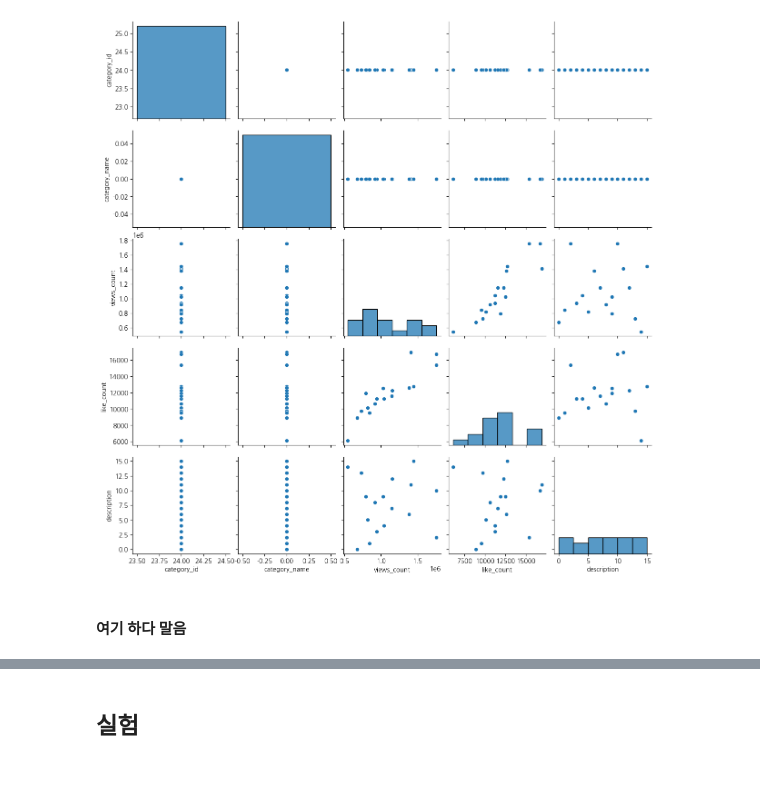
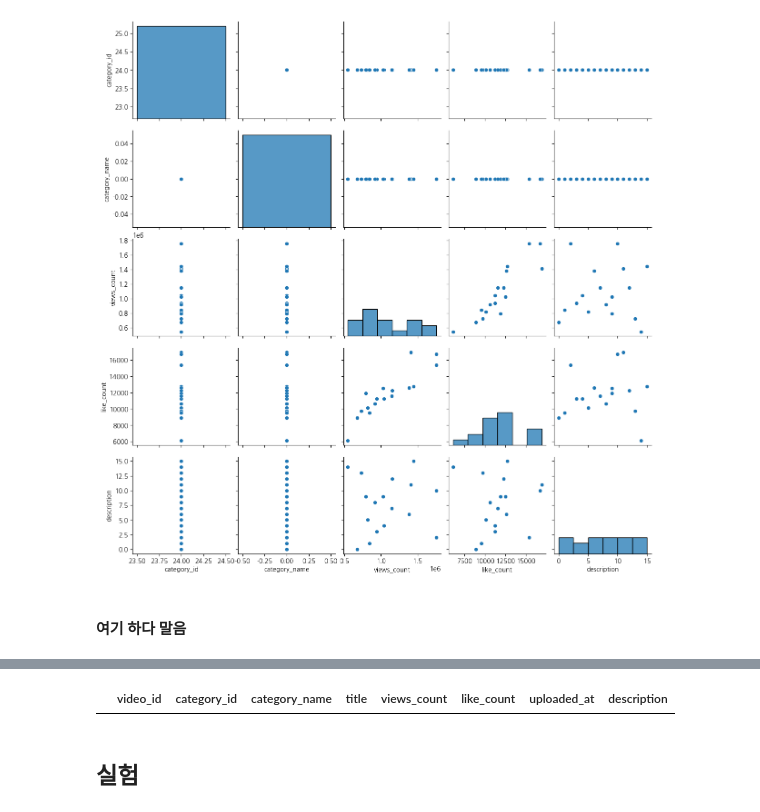
Before and after one commit to kimhyunso/coper-project, a Jupyter notebook: practice_analysis_dowon.ipynb, the cells around one changed output, grey strips where cells are left out. Drawn from its saved outputs; the diff is of its cells as text; code cells hidden in the pictures; blank space fills up the shorter version.

```diff
--- a/practice_analysis_dowon.ipynb
+++ b/practice_analysis_dowon.ipynb
@@ -684,3 +684,7 @@ new_df.head(4)
+# %%
+new_df.loc[new_df.description == 'None']
+# %% [output]
+|  | video_id | category_id | category_name | title | views_count | like_count | uploaded_at | description |
 # %% [markdown]
 ## 실험
 # %%
```
Also changed, not shown: parts of 1 cell of this notebook, 1 other file.
